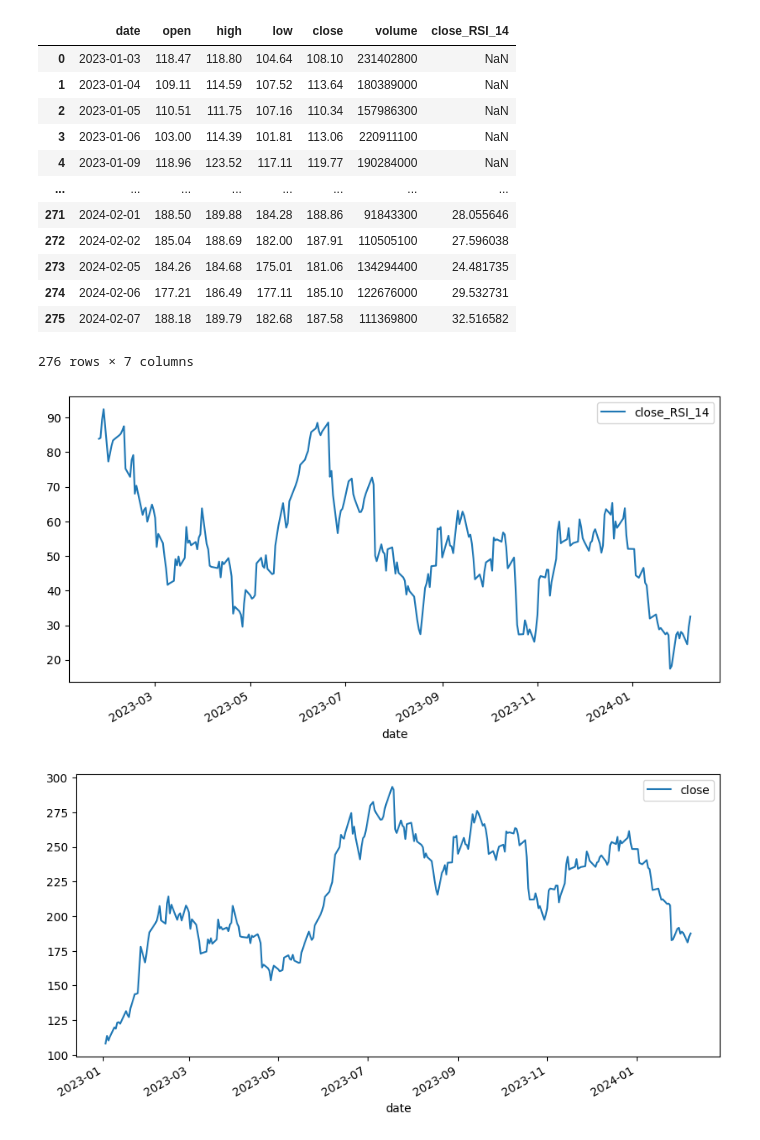
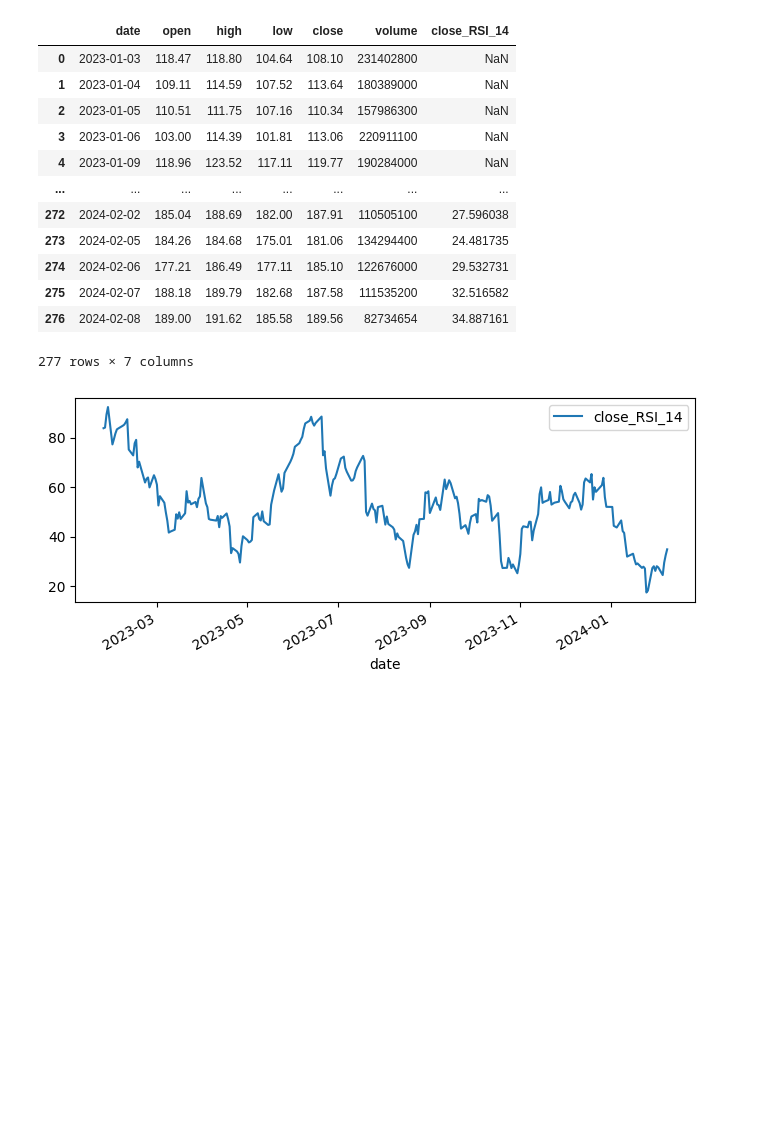
Before and after one commit to oragamiman01/stock_prediction, a Jupyter notebook: feature_generation.ipynb, the cells around one changed output. Cells and saved outputs as stored; diff of their text form; code cells hidden in the pictures; blank space fills up the shorter version.

```diff
--- a/feature_generation.ipynb
+++ b/feature_generation.ipynb
@@ -6,8 +6,8 @@ stock_data = obb.equity.price.historical(symbol="TSLA", start_date="2023-01-01",
 # %%
 df = stock_data.to_df().reset_index(level=['date'])
 df = df.drop(columns=['dividends', 'stock_splits'])
-rsi_2 = obb.technical.rsi(data=df, target='close')
-df = rsi_2.to_df().reset_index(level=['date'])
+feature = obb.technical.rsi(data=df, target='close')
+df = feature.to_df().reset_index(level=['date'])
 df
 # %% [output]
 |  | date | open | high | low | close | volume | close_RSI_14 |
@@ -17,17 +17,16 @@ df
 | 3 | 2023-01-06 | 103.00 | 114.39 | 101.81 | 113.06 | 220911100 | NaN |
 | 4 | 2023-01-09 | 118.96 | 123.52 | 117.11 | 119.77 | 190284000 | NaN |
 | ... | ... | ... | ... | ... | ... | ... | ... |
-| 271 | 2024-02-01 | 188.50 | 189.88 | 184.28 | 188.86 | 91843300 | 28.055646 |
 | 272 | 2024-02-02 | 185.04 | 188.69 | 182.00 | 187.91 | 110505100 | 27.596038 |
 | 273 | 2024-02-05 | 184.26 | 184.68 | 175.01 | 181.06 | 134294400 | 24.481735 |
 | 274 | 2024-02-06 | 177.21 | 186.49 | 177.11 | 185.10 | 122676000 | 29.532731 |
-| 275 | 2024-02-07 | 188.18 | 189.79 | 182.68 | 187.58 | 111369800 | 32.516582 |
+| 275 | 2024-02-07 | 188.18 | 189.79 | 182.68 | 187.58 | 111535200 | 32.516582 |
+| 276 | 2024-02-08 | 189.00 | 191.62 | 185.58 | 189.56 | 82734654 | 34.887161 |
-276 rows × 7 columns
+277 rows × 7 columns
 # %%
-df.plot(x='date', y=['close_RSI_14'], figsize=(10,5))
-df.plot(x='date', y='close', figsize=(10,5))
+df.plot(x='date', y=['close_RSI_14'], figsize=(8,3))
+# df.plot(x='date', y='close', figsize=(10,5))
 plt.show()
 # %% [output]
-[figure, old version]
+[figure, new version]
-[figure, removed]
 # %%
```
Also changed, not shown: parts of 11 cells of this notebook.
